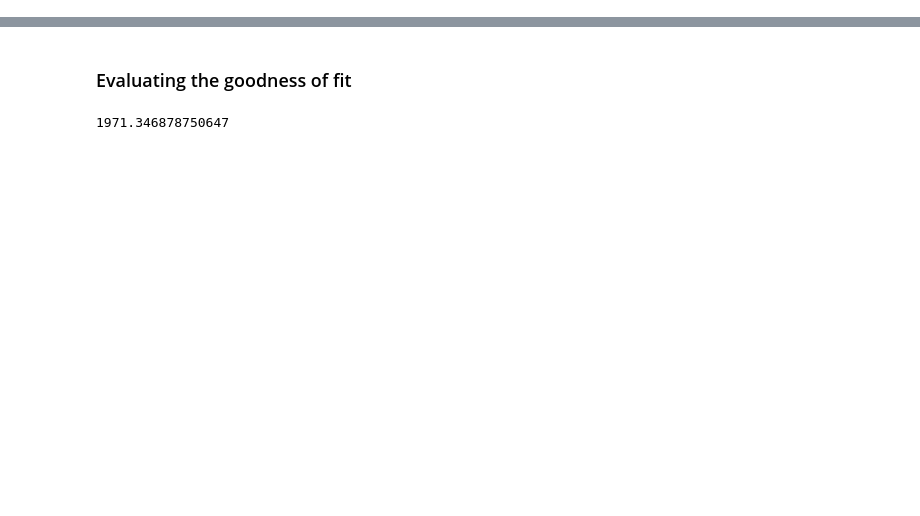
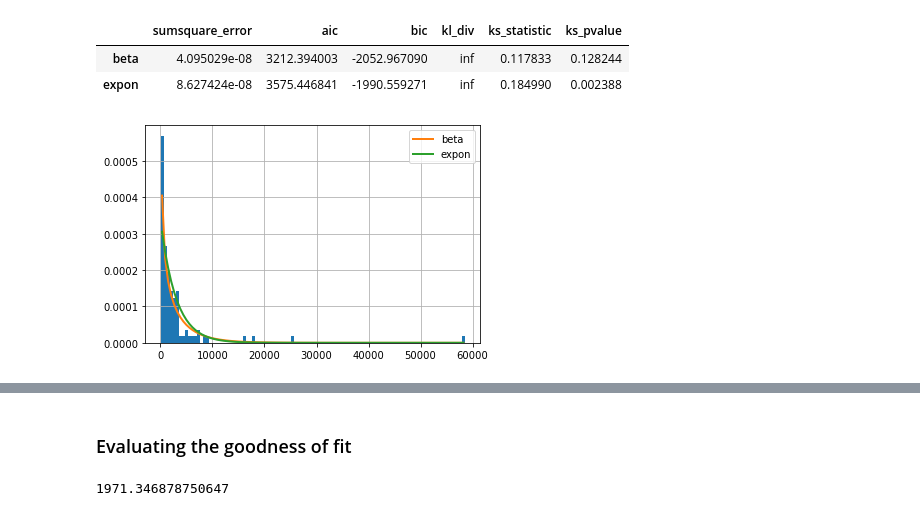
Before and after one commit to jtsw1990/stats-goodness-of-fit-tutorial, a Jupyter notebook: GOF - 4. Goodness of fit.ipynb, the cells around one changed output, grey strips where cells are left out. Drawn from its saved outputs; the diff is of its cells as text; code cells hidden in the pictures; blank space fills up the shorter version.

Commit message:
updated with fitter model

```diff
--- a/GOF - 4. Goodness of fit.ipynb
+++ b/GOF - 4. Goodness of fit.ipynb
@@ -21,2 +45,11 @@ loc, scale
+# %%
+f = Fitter(df, distributions=["expon", "beta"])
+f.fit()
+f.summary()
+# %% [output]
+|  | sumsquare_error | aic | bic | kl_div | ks_statistic | ks_pvalue |
+| beta | 4.095029e-08 | 3212.394003 | -2052.967090 | inf | 0.117833 | 0.128244 |
+| expon | 8.627424e-08 | 3575.446841 | -1990.559271 | inf | 0.184990 | 0.002388 |
+[figure, added]
 # %%
 x = np.linspace(df.min(),df.max(),df.shape[0])
```
Also changed, not shown: parts of 13 cells of this notebook.
